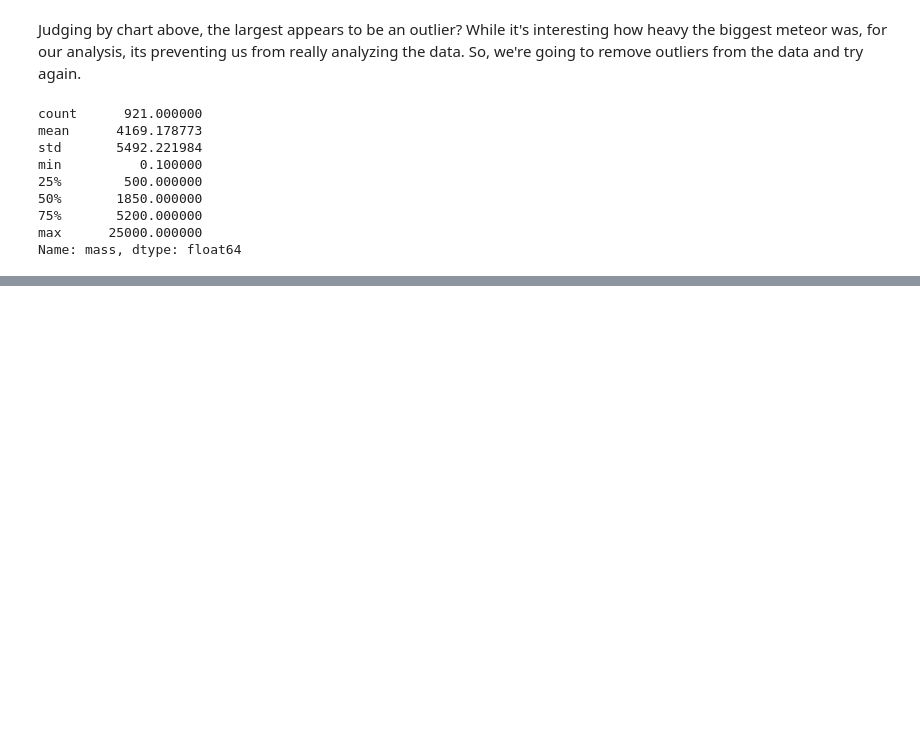
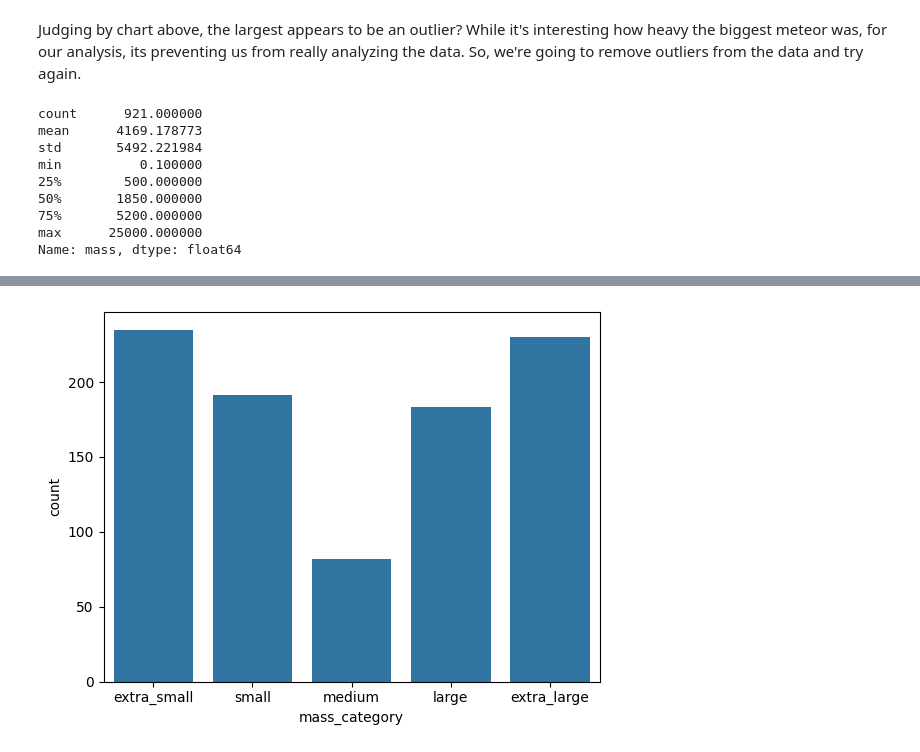
Before and after one commit to calebdcavazos/data_projects, a Jupyter notebook: meteorite/meteorites.ipynb, the cells around one changed output, grey strips where cells are left out. Saved outputs shown, nothing was run; the diff lists cells and outputs as text; code cells hidden in the pictures; blank space fills up the shorter version.

Commit message:
added categorical labels for mass

```diff
--- a/meteorite/meteorites.ipynb
+++ b/meteorite/meteorites.ipynb
@@ -204,0 +228,15 @@ plt.show()
+# %%
+#create labels for mass categories
+mass_labels = ["extra_small", "small", "medium", "large", "extra_large"]
+
+#create range list
+mass_ranges = [0, twenty_fifth_mass, forty_fifth_mass, fifty_fifth_mass, seventy_fifth_mass, meteorites_df["mass"].max()]
+
+#Create mass_category
+meteorites_df["mass_category"] = pd.cut(meteorites_df["mass"], bins=mass_ranges, labels=mass_labels)
+
+#visualize categories
+sns.countplot(data=meteorites_df, x="mass_category")
+plt.show()
+# %% [output]
+[figure, added]
```
Also changed, not shown: parts of 3 cells of this notebook.
